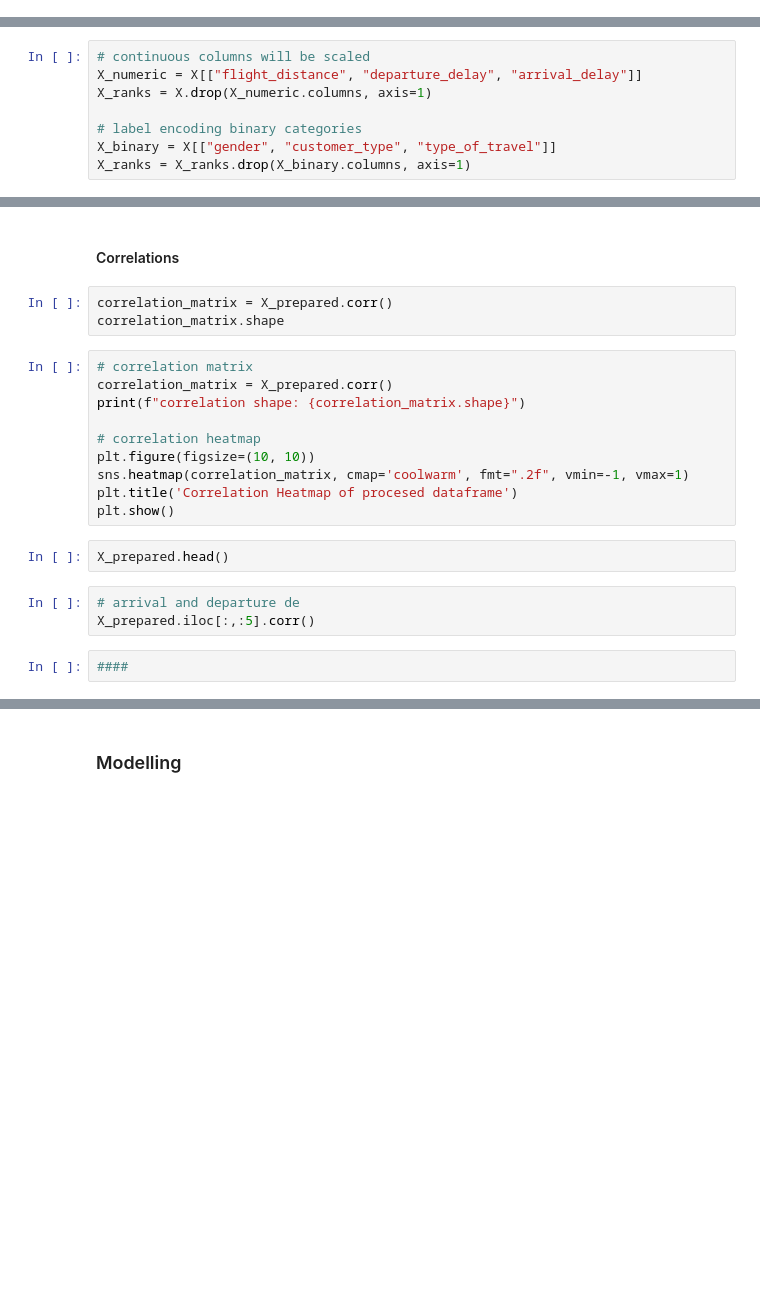
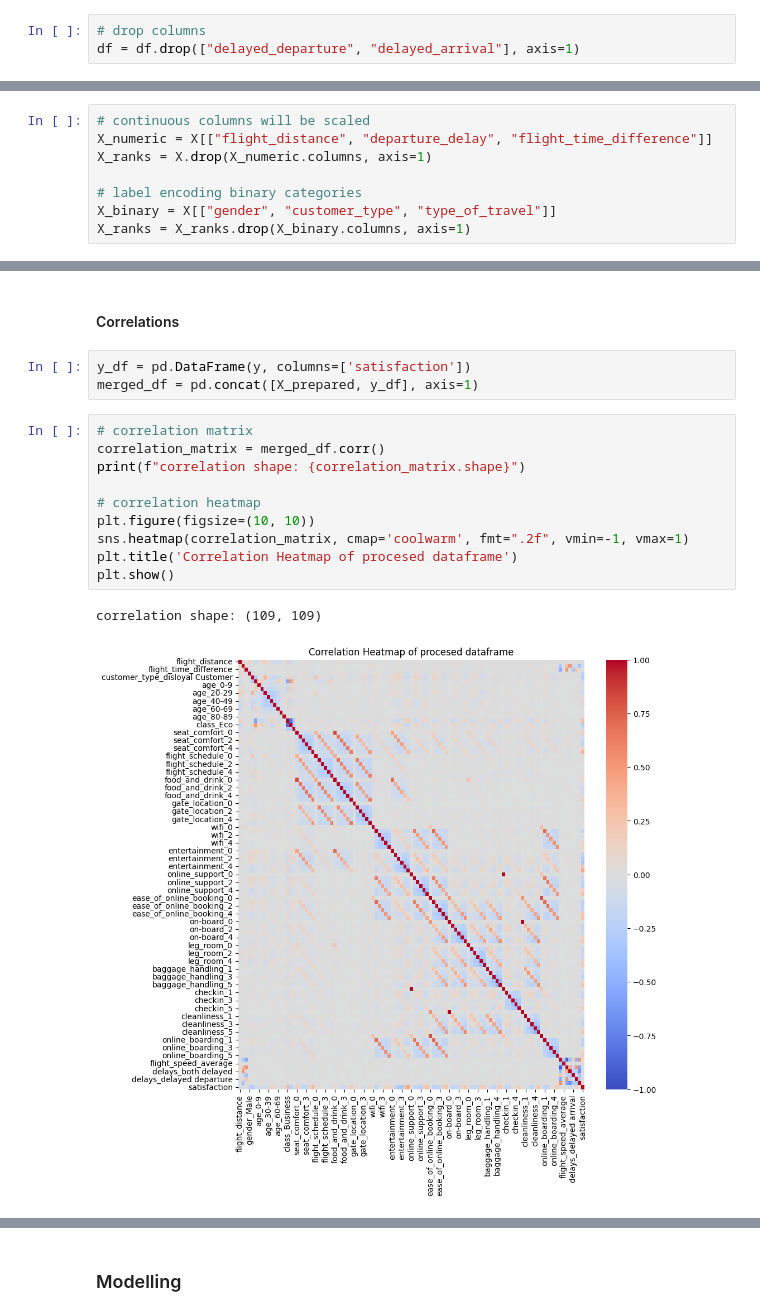
Before and after one commit to Lughaidh-w/Airline-Customer-Satisfaction, a Jupyter notebook: CA1.ipynb, the cells around one changed output, grey strips where cells are left out. Drawn from its saved outputs; the diff is of its cells as text; blank space fills up the shorter version.

```diff
--- a/CA1.ipynb
+++ b/CA1.ipynb
@@ -347,6 +362,9 @@ Name: delays, Length: 129487, dtype: object
 countplot(df, "delays", title="Countplot of delay types", x_label="Delay Type", rotate_xticks=80)
 # %% [output]
 [figure]
+# %%
+# drop columns
+df = df.drop(["delayed_departure", "delayed_arrival"], axis=1)
 # %% [markdown]
 #### Continuous Variables
 # %%
@@ -548,6 +582,6 @@ Name: flight_time_difference, dtype: float64
 # %%
 # continuous columns will be scaled
-X_numeric = X[["flight_distance", "departure_delay", "arrival_delay"]]
+X_numeric = X[["flight_distance", "departure_delay", "flight_time_difference"]]
 X_ranks = X.drop(X_numeric.columns, axis=1)
 
 # label encoding binary categories
@@ -593,22 +682,18 @@ X_prepared
 # %% [markdown]
 #### Correlations
-# %%
-correlation_matrix = X_prepared.corr()
-correlation_matrix.shape
+# %%
+y_df = pd.DataFrame(y, columns=['satisfaction'])
+merged_df = pd.concat([X_prepared, y_df], axis=1)
 # %%
 # correlation matrix
-correlation_matrix = X_prepared.corr()
+correlation_matrix = merged_df.corr()
 print(f"correlation shape: {correlation_matrix.shape}")
 
 # correlation heatmap
 plt.figure(figsize=(10, 10))
 sns.heatmap(correlation_matrix, cmap='coolwarm', fmt=".2f", vmin=-1, vmax=1)
 plt.title('Correlation Heatmap of procesed dataframe')
 plt.show()
+# %% [output]
+correlation shape: (109, 109)
+[figure, added]
-# %%
-X_prepared.head()
-# %%
-# arrival and departure de
-X_prepared.iloc[:,:5].corr()
-# %%
-####
```
Also changed, not shown: parts of 51 cells of this notebook, 1 other file.
